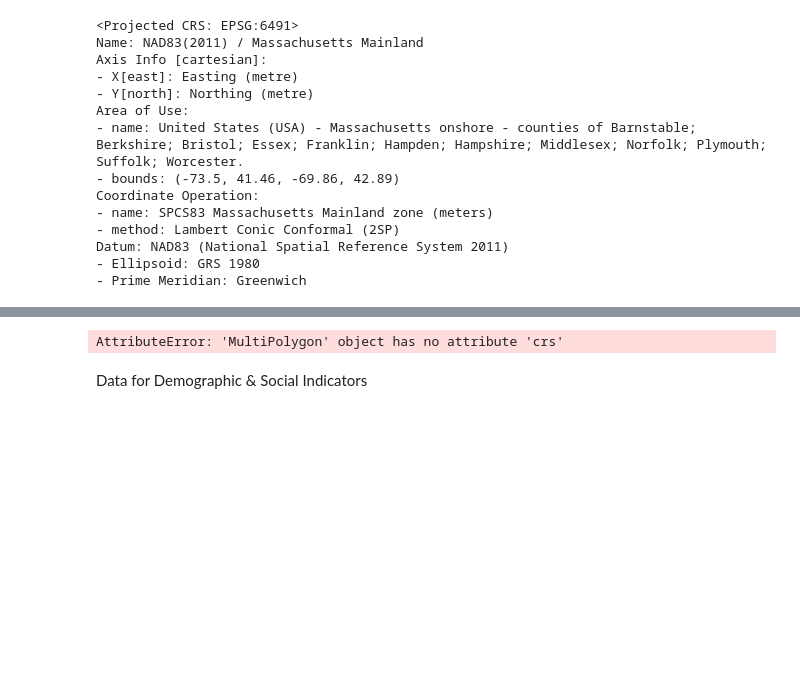
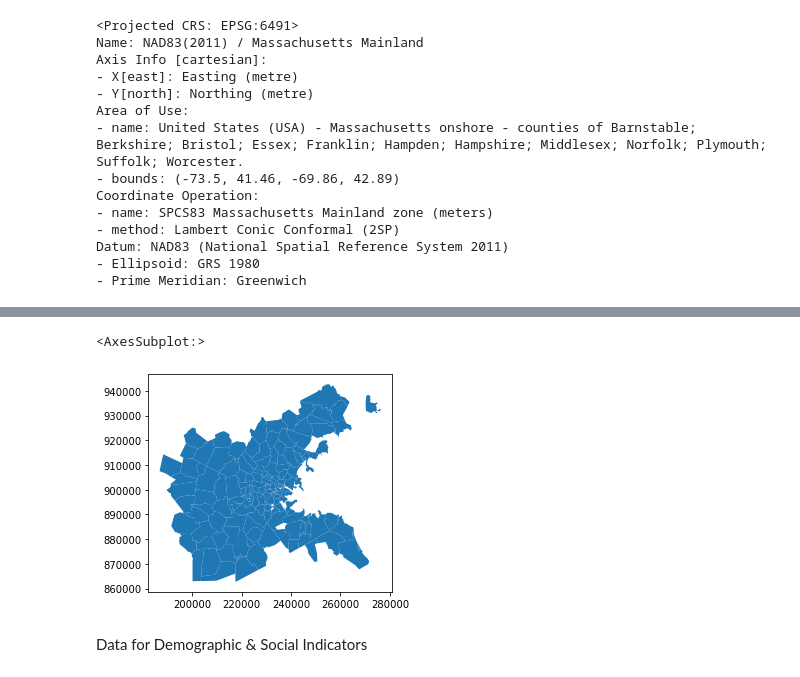
Before and after one commit to finashort/uep239-final-project, a Jupyter notebook: UEP239Final.ipynb, the cells around one changed output, grey strips where cells are left out. Cells and saved outputs as stored; diff of their text form; code cells hidden in the pictures; blank space fills up the shorter version.

```diff
--- a/UEP239Final.ipynb
+++ b/UEP239Final.ipynb
@@ -62,4 +52,0 @@ dtype: int64
-# %%
-zcta.crs #check crs, we need to transform it to PSG:6491, NAD83 (2011) / Massachusetts Mainland
-zcta = zcta.to_crs("EPSG:6491")
-zcta.crs
@@ -121,6 +137,3 @@ Datum: NAD83 (National Spatial Reference System 2011)
 # %%
-#extract boston region from MPO
-boston_mpo_polygon = mpo.geometry[mpo.MPO == 'Boston Region'].iat[0]
-boston_mpo_polygon.crs
+#extract boston region from MPO, using centroid within
+zcta_boston = zcta[zcta.centroid.within(mpo['geometry'][10])]
-# %% [output]
-AttributeError: 'MultiPolygon' object has no attribute 'crs'
@@ -129,3 +140,8 @@ AttributeError: 'MultiPolygon' object has no attribute 'crs'
+# %%
+zcta_boston.plot()
+# %% [output]
+<AxesSubplot:>
+[figure, added]
 # %% [markdown]
 Data for Demographic & Social Indicators
 # %%
```
Also changed, not shown: parts of 22 cells of this notebook, 4 other files.
